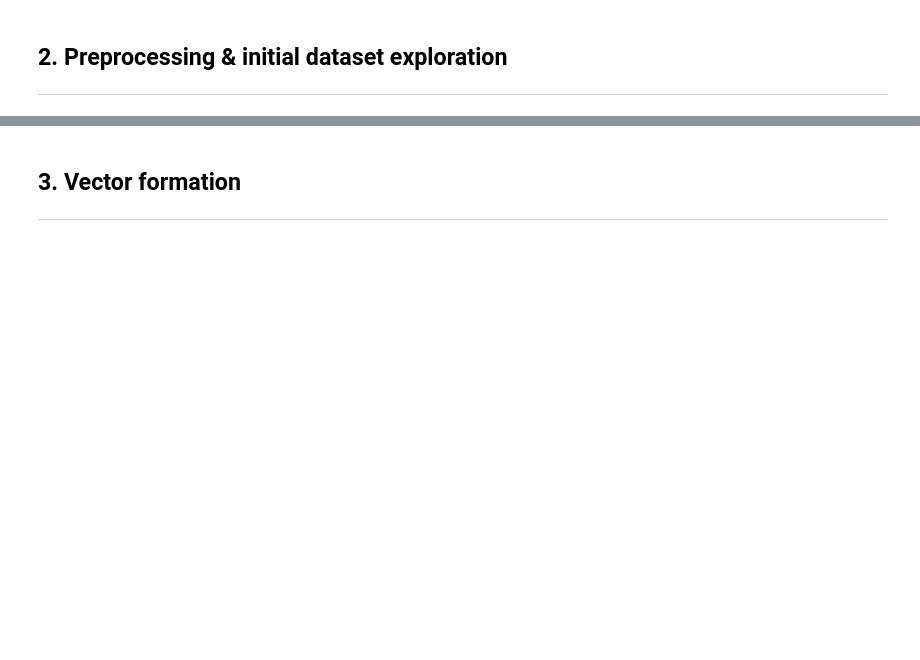
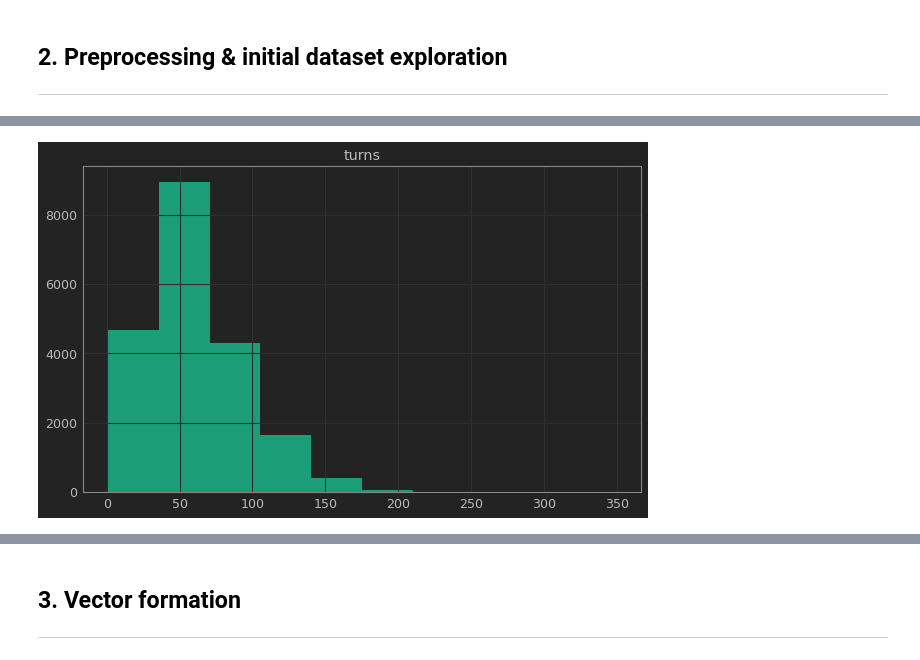
Before and after one commit to nefiu/chess_umap_exploration, a Jupyter notebook: chess-umap-poc.ipynb, the cells around one changed output, grey strips where cells are left out. Saved outputs shown, nothing was run; the diff lists cells and outputs as text; code cells hidden in the pictures; blank space fills up the shorter version.

Commit message:
dataset visual exploration

```diff
--- a/chess-umap-poc.ipynb
+++ b/chess-umap-poc.ipynb
@@ -32,9 +40,12 @@ import pdb
 #### 1.1.1 General parameters
 # %%
 ## project
-notebook_ver = 0.3
+notebook_ver = 0.4
 ## input dataset
 data_pth = './data/games.csv'
+
+## Qualitative palette 4 cats
+qual_cmap_4 = ['#1b9e77','#d95f02','#7570b3','#e7298a']
 # %% [markdown]
 #### 1.1.2 Vectorized moves table parameters
 # %% [markdown]
@@ -157,3 +167,11 @@ GAMES['game_len_dt'] = GAMES['last_move_at_dt'] - GAMES['created_at_dt']
 GAMES['game_len'] = GAMES['last_move_at'] - GAMES['created_at']
 
 GAMES['game_len_mins'] = GAMES['game_len_dt'].dt.components['minutes']
+# %%
+## Convert categorical labels to numeric
+GAMES['victory_status_factorized'] = pd.factorize(GAMES['victory_status'])[0]
+# %%
+## Construct rating distance var
+GAMES['rating_distance'] = GAMES['white_rating'] - GAMES['black_rating']
+GAMES['rating_distance'] = GAMES['rating_distance'].apply(abs)
+GAMES['rating_distance'].describe()
@@ -159,0 +188,6 @@ GAMES['game_len_mins'] = GAMES['game_len_dt'].dt.components['minutes']
+# %%
+## Explore turns data distribution - we have highly skewed dist of
+## games lengths with.
+_ = GAMES[['id','turns']].hist(column='turns',figsize=(10,6),color=qual_cmap_4[0])
+# %% [output]
+[figure, added]
```
Also changed, not shown: parts of 12 cells of this notebook.
